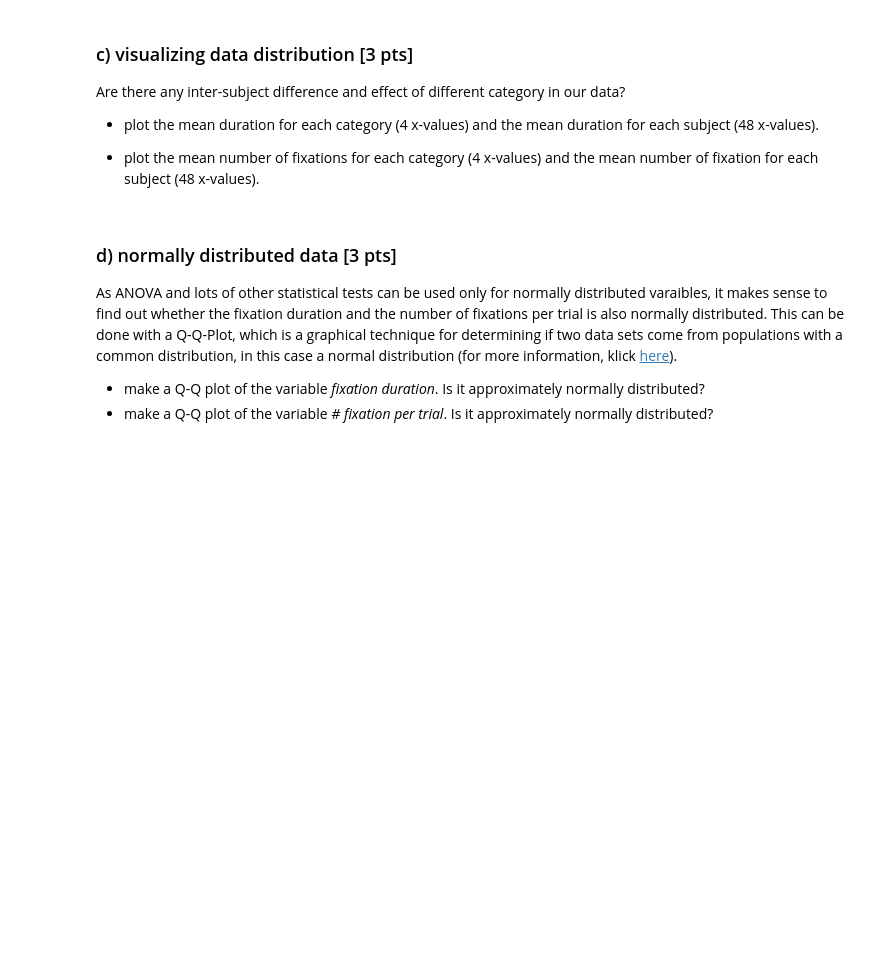
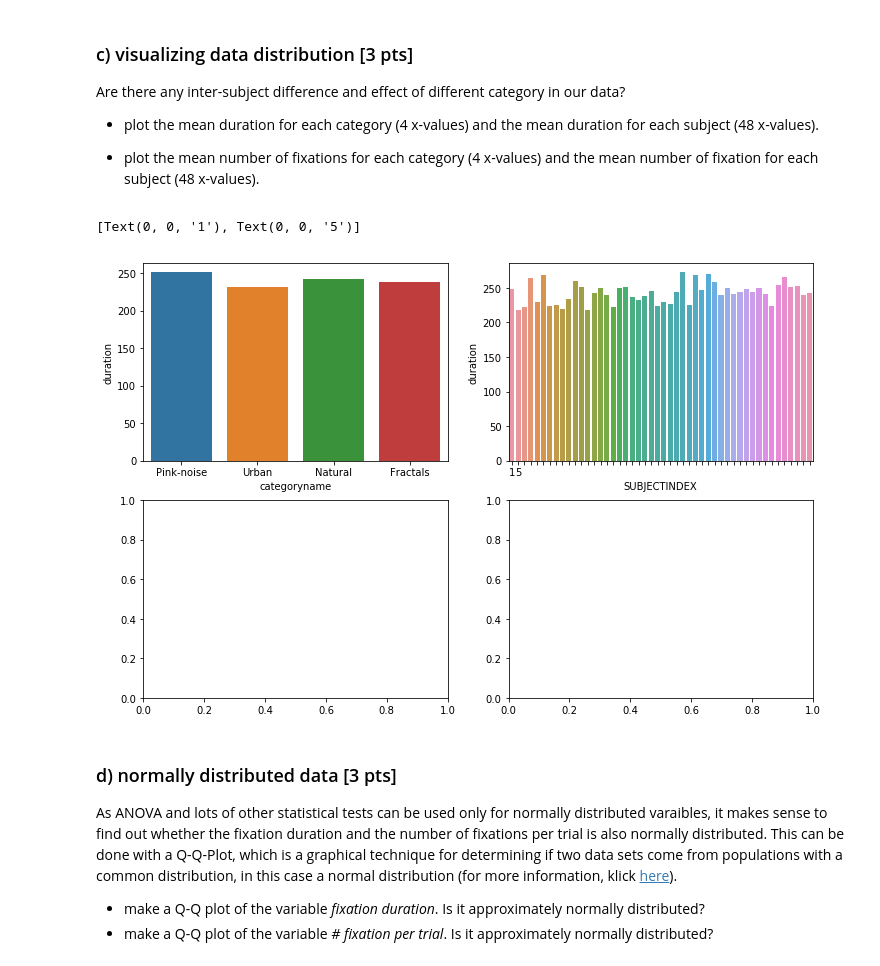
Before and after one commit to NBP-ACC/week-7-acc_5, a Jupyter notebook: Sheet05.ipynb, the cells around one changed output. Cells and saved outputs as stored; diff of their text form; code cells hidden in the pictures; blank space fills up the shorter version.

```diff
--- a/Sheet05.ipynb
+++ b/Sheet05.ipynb
@@ -84,7 +84,7 @@ We want to clean the dataframe so that it is handy for us to work with it.
 - count the number of fixations for each trial. To do this, you can use the aggregate method to count the number of rows for each category.
 - print the mean duration and the mean number of fixation across all trials. Are they in a realistic range?
 # %%
-df_cleaned = df.groupby('category').agg('count')['fix']
+df_count = df.groupby('category').agg('count')['fix']
 categories = {7:'Natural', 8:'Urban', 10:'Fractals', 11:'Pink-noise'}
 df['categoryname'] = df['category'].map(categories)
 
@@ -92,5 +92,11 @@ df = df[(df['start'] > 0) & (df['start'] < 6000)]
 
 df = df.dropna()
 
-df['duration']
+df['duration'] = df["end"]-df["start"]
+
+df_cleaned = df[(df["duration"] > 100) & (df["duration"] < 400)]
+
+print(df_count)
+
+df.head()
 # %% [output]
@@ -107,3 +121,13 @@ Are there any inter-subject difference and effect of different category in our d
+# %%
+fig, axes = plt.subplots(nrows=2,ncols=2, figsize=(12,8))
+axes = axes.flatten()
+
+sns.barplot(x = 'categoryname', y = 'duration', data = df_cleaned, ci = None, ax = axes[0])
+sns.barplot(x = 'SUBJECTINDEX', y = 'duration', data = df_cleaned, ci = None, ax = axes[1])
+axes[1].set_xticklabels(labels = ["1","5"])
+# %% [output]
+[Text(0, 0, '1'), Text(0, 0, '5')]
+[figure, added]
 # %% [markdown]
 ### d) normally distributed data [3 pts]
 As ANOVA and lots of other statistical tests can be used only for normally distributed varaibles, it makes sense to find out whether the fixation duration and the number of fixations per trial is also normally distributed. This can be done with a Q-Q-Plot, which  is a graphical technique for determining if two data sets come from populations with a common distribution, in this case a normal distribution (for more information, klick [here](https://www.itl.nist.gov/div898/handbook/eda/section3/eda33o.htm)).
```
Also changed, not shown: parts of 2 cells of this notebook.
